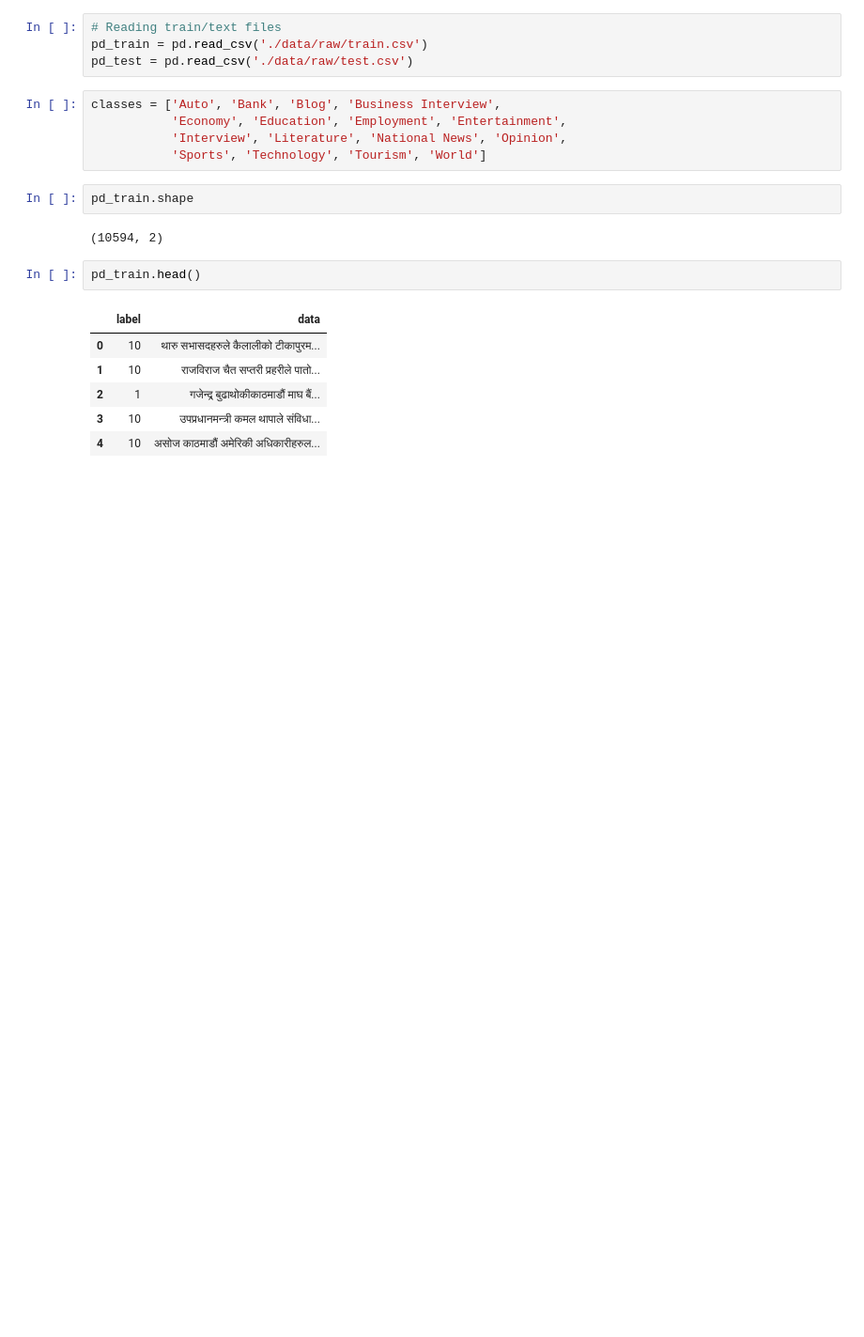
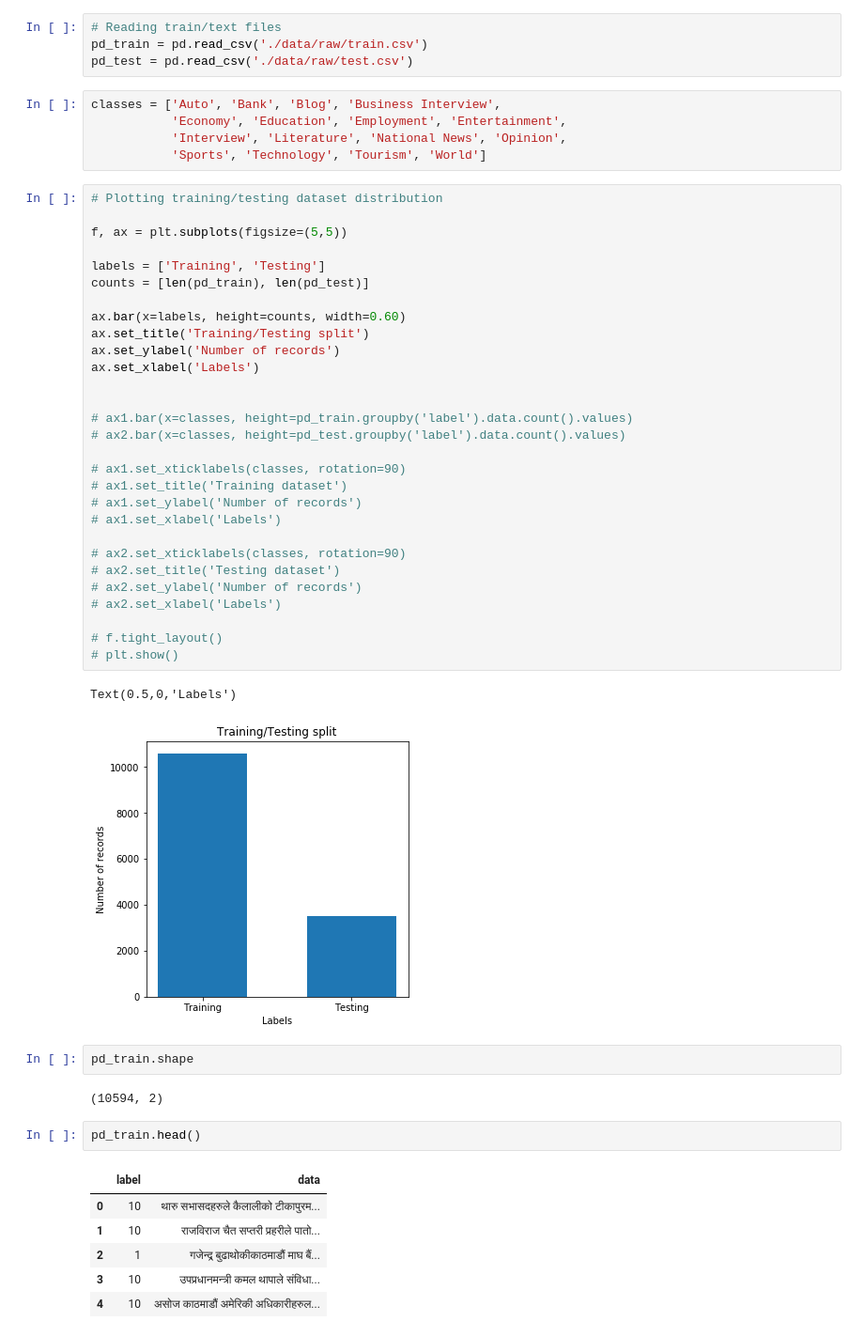
Before and after one commit to datafiction/oya-nepali-nlp, a Jupyter notebook: nepali_news_classification.ipynb, the cells around one changed output. Shown at 94% size. Saved outputs shown, nothing was run; the diff lists cells and outputs as text; blank space fills up the shorter version.

Commit message:
Added train/test distibution visualization

```diff
--- a/nepali_news_classification.ipynb
+++ b/nepali_news_classification.ipynb
@@ -33,6 +34,38 @@ classes = ['Auto', 'Bank', 'Blog', 'Business Interview',
            'Economy', 'Education', 'Employment', 'Entertainment',
            'Interview', 'Literature', 'National News', 'Opinion',
            'Sports', 'Technology', 'Tourism', 'World']
+# %%
+# Plotting training/testing dataset distribution
+
+f, ax = plt.subplots(figsize=(5,5))
+
+labels = ['Training', 'Testing']
+counts = [len(pd_train), len(pd_test)]
+
+ax.bar(x=labels, height=counts, width=0.60)
+ax.set_title('Training/Testing split')
+ax.set_ylabel('Number of records')
+ax.set_xlabel('Labels')
+
+
+# ax1.bar(x=classes, height=pd_train.groupby('label').data.count().values)
+# ax2.bar(x=classes, height=pd_test.groupby('label').data.count().values)
+
+# ax1.set_xticklabels(classes, rotation=90)
+# ax1.set_title('Training dataset')
+# ax1.set_ylabel('Number of records')
+# ax1.set_xlabel('Labels')
+
+# ax2.set_xticklabels(classes, rotation=90)
+# ax2.set_title('Testing dataset')
+# ax2.set_ylabel('Number of records')
+# ax2.set_xlabel('Labels')
+
+# f.tight_layout()
+# plt.show()
+# %% [output]
+Text(0.5,0,'Labels')
+[figure, added]
 # %%
 pd_train.shape
 # %% [output]
```
Also changed, not shown: parts of 11 cells of this notebook.
